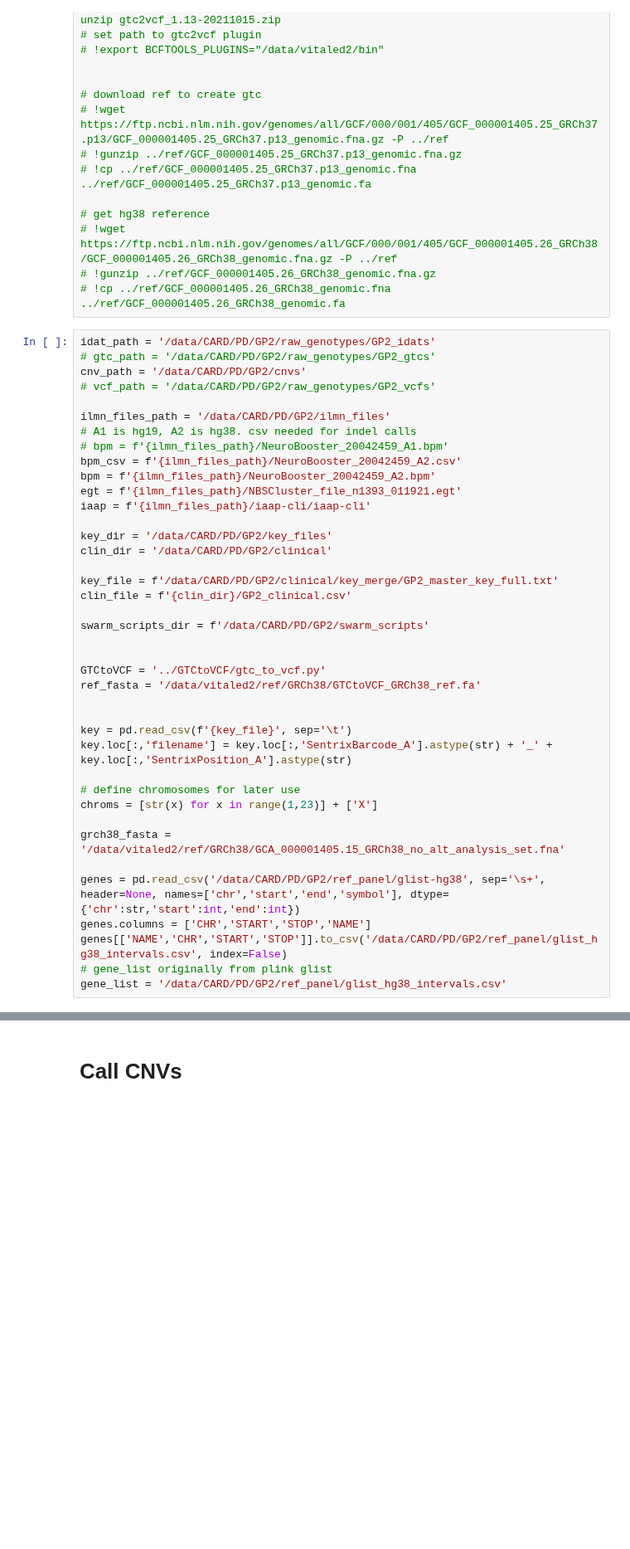
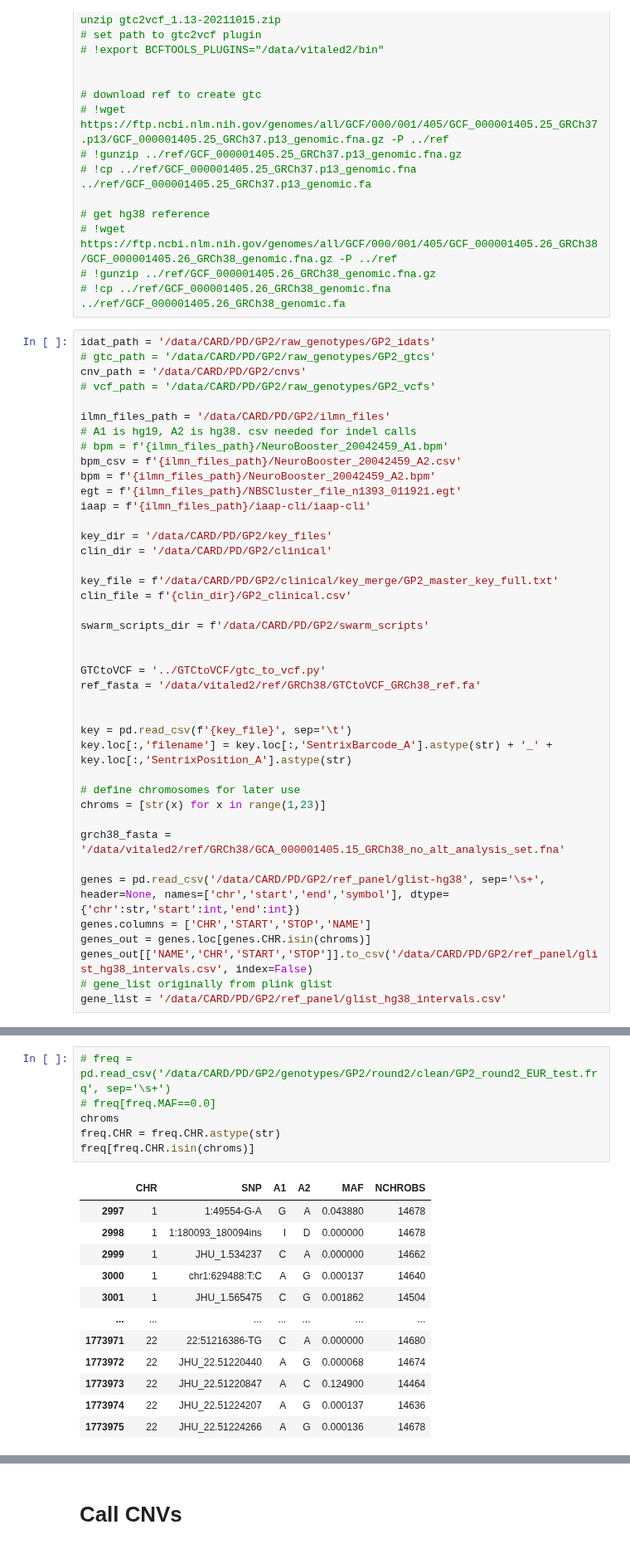
Before and after one commit to dvitale199/GenoTools, a Jupyter notebook: CNV/GP2_ClusterBuster_datagen.ipynb, the cells around one changed output, grey strips where cells are left out. Shown at 83% size. Saved outputs shown, nothing was run; the diff lists cells and outputs as text; blank space fills up the shorter version.

```diff
--- a/CNV/GP2_ClusterBuster_datagen.ipynb
+++ b/CNV/GP2_ClusterBuster_datagen.ipynb
@@ -57,12 +57,13 @@ key = pd.read_csv(f'{key_file}', sep='\t')
 key.loc[:,'filename'] = key.loc[:,'SentrixBarcode_A'].astype(str) + '_' + key.loc[:,'SentrixPosition_A'].astype(str)
 
 # define chromosomes for later use
-chroms = [str(x) for x in range(1,23)] + ['X']
+chroms = [str(x) for x in range(1,23)]
 
 grch38_fasta = '/data/vitaled2/ref/GRCh38/GCA_000001405.15_GRCh38_no_alt_analysis_set.fna'
 
 genes = pd.read_csv('/data/CARD/PD/GP2/ref_panel/glist-hg38', sep='\s+', header=None, names=['chr','start','end','symbol'], dtype={'chr':str,'start':int,'end':int})
 genes.columns = ['CHR','START','STOP','NAME']
-genes[['NAME','CHR','START','STOP']].to_csv('/data/CARD/PD/GP2/ref_panel/glist_hg38_intervals.csv', index=False)
+genes_out = genes.loc[genes.CHR.isin(chroms)]
+genes_out[['NAME','CHR','START','STOP']].to_csv('/data/CARD/PD/GP2/ref_panel/glist_hg38_intervals.csv', index=False)
 # gene_list originally from plink glist
 gene_list = '/data/CARD/PD/GP2/ref_panel/glist_hg38_intervals.csv'
@@ -68,0 +116,19 @@ gene_list = '/data/CARD/PD/GP2/ref_panel/glist_hg38_intervals.csv'
+# %%
+# freq = pd.read_csv('/data/CARD/PD/GP2/genotypes/GP2/round2/clean/GP2_round2_EUR_test.frq', sep='\s+')
+# freq[freq.MAF==0.0]
+chroms
+freq.CHR = freq.CHR.astype(str)
+freq[freq.CHR.isin(chroms)]
+# %% [output]
+|  | CHR | SNP | A1 | A2 | MAF | NCHROBS |
+| 2997 | 1 | 1:49554-G-A | G | A | 0.043880 | 14678 |
+| 2998 | 1 | 1:180093_180094ins | I | D | 0.000000 | 14678 |
+| 2999 | 1 | JHU_1.534237 | C | A | 0.000000 | 14662 |
+| 3000 | 1 | chr1:629488:T:C | A | G | 0.000137 | 14640 |
+| 3001 | 1 | JHU_1.565475 | C | G | 0.001862 | 14504 |
+| ... | ... | ... | ... | ... | ... | ... |
+| 1773971 | 22 | 22:51216386-TG | C | A | 0.000000 | 14680 |
+| 1773972 | 22 | JHU_22.51220440 | A | G | 0.000068 | 14674 |
+| 1773973 | 22 | JHU_22.51220847 | A | C | 0.124900 | 14464 |
+| 1773974 | 22 | JHU_22.51224207 | A | G | 0.000137 | 14636 |
+| 1773975 | 22 | JHU_22.51224266 | A | G | 0.000136 | 14678 |
```
Also changed, not shown: parts of 35 cells of this notebook, 1 other file.
